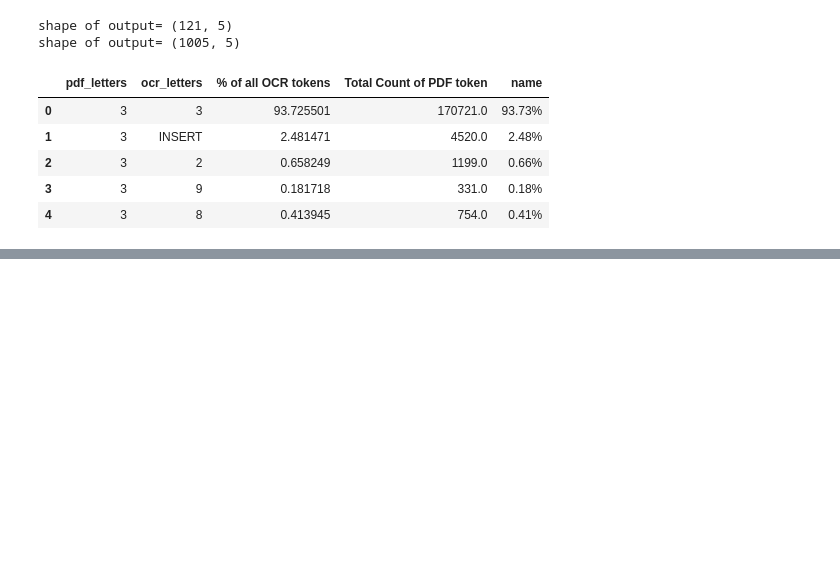
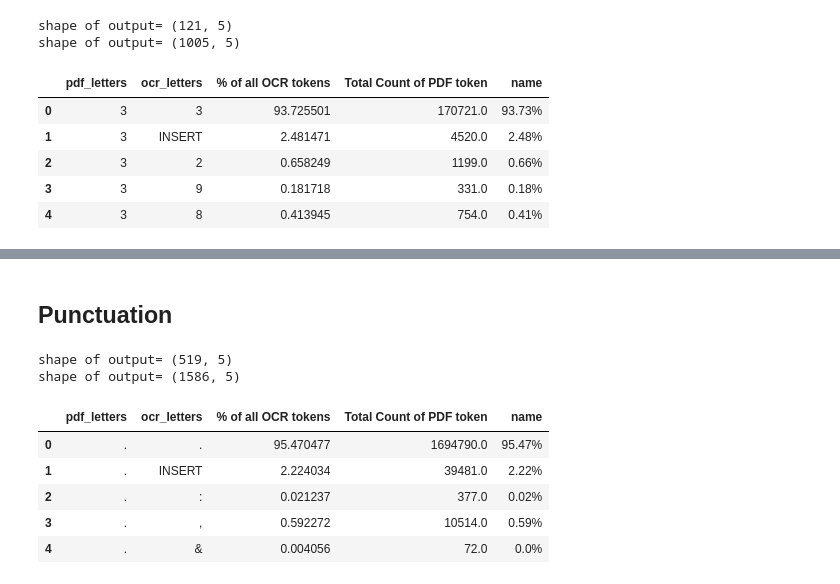
Before and after one commit to ReadingTimeMachine/ocr_post_correction, a Jupyter notebook: explore_dataset.ipynb, the cells around one changed output, grey strips where cells are left out. Cells and saved outputs as stored; diff of their text form; code cells hidden in the pictures; blank space fills up the shorter version.

```diff
--- a/explore_dataset.ipynb
+++ b/explore_dataset.ipynb
@@ -349,3 +353,34 @@ chart_digits
 [interactive output not drawn]
 # %%
 chart_digits.save(myJekyllDir + 'digits.json')
+# %% [markdown]
+## Punctuation
+# %%
+punctuation = list(string.punctuation)
+# pop out our markers
+for p in ['^','@']:
+    try:
+        i = punctuation.index(p)
+        punctuation.pop(i)
+    except:
+        pass
+punctuation_extend_pdf = punctuation.copy()
+punctuation_extend_pdf.extend(['@'])
+punctuation_extend_ocr = punctuation.copy()
+punctuation_extend_ocr.extend(['^'])
+# %%
+df_punctuation = df_char.loc[(df_char['pdf_letters'].isin(punctuation_extend_pdf)) & (df_char['ocr_letters'].isin(punctuation_extend_ocr))]
+df_punctuation_large = df_char.loc[df_char['pdf_letters'].isin(punctuation_extend_pdf)] # keep all OCR letters
+# mostly for formatting
+df_punctuation = subset_by_percent(df_punctuation.copy(), tol_count = 0) # formatting
+df_punctuation_large = subset_by_percent(df_punctuation_large.copy(), tol_count = 10) # formatting
+df_punctuation.head()
+# %% [output]
+shape of output= (519, 5)
+shape of output= (1586, 5)
+|  | pdf_letters | ocr_letters | % of all OCR tokens | Total Count of PDF token | name |
+| 0 | . | . | 95.470477 | 1694790.0 | 95.47% |
+| 1 | . | INSERT | 2.224034 | 39481.0 | 2.22% |
+| 2 | . | : | 0.021237 | 377.0 | 0.02% |
+| 3 | . | , | 0.592272 | 10514.0 | 0.59% |
+| 4 | . | & | 0.004056 | 72.0 | 0.0% |
```
Also changed, not shown: parts of 45 cells of this notebook, 2 other files.
